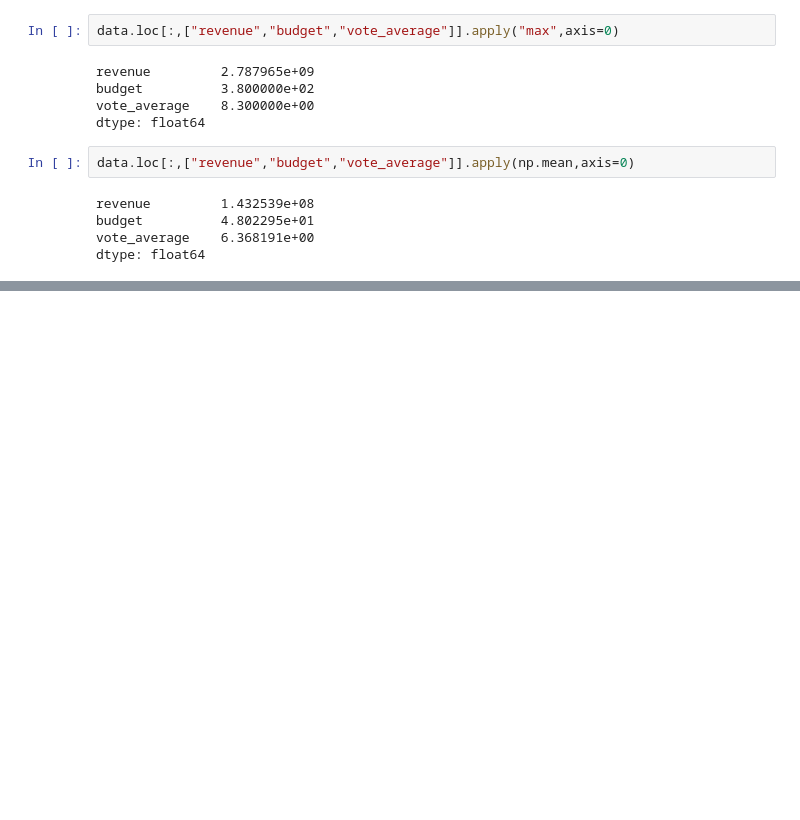
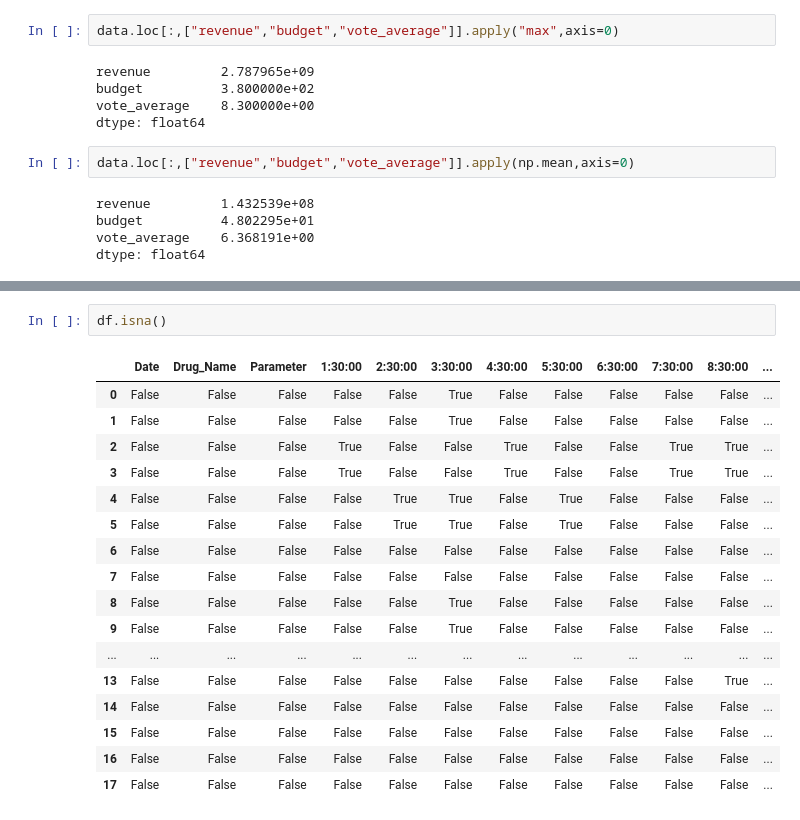
Before and after one commit to jeeet0700/Python_Advance, a Jupyter notebook: Pandas_5.ipynb, the cells around one changed output, grey strips where cells are left out. Saved outputs shown, nothing was run; the diff lists cells and outputs as text; blank space fills up the shorter version.

```diff
--- a/Pandas_5.ipynb
+++ b/Pandas_5.ipynb
@@ -211,0 +276,20 @@ dtype: float64
+# %%
+df.isna()
+# %% [output]
+|  | Date | Drug_Name | Parameter | 1:30:00 | 2:30:00 | 3:30:00 | 4:30:00 | 5:30:00 | 6:30:00 | 7:30:00 | 8:30:00 | ... |
+| 0 | False | False | False | False | False | True | False | False | False | False | False | ... |
+| 1 | False | False | False | False | False | True | False | False | False | False | False | ... |
+| 2 | False | False | False | True | False | False | True | False | False | True | True | ... |
+| 3 | False | False | False | True | False | False | True | False | False | True | True | ... |
+| 4 | False | False | False | False | True | True | False | True | False | False | False | ... |
+| 5 | False | False | False | False | True | True | False | True | False | False | False | ... |
+| 6 | False | False | False | False | False | False | False | False | False | False | False | ... |
+| 7 | False | False | False | False | False | False | False | False | False | False | False | ... |
+| 8 | False | False | False | False | False | True | False | False | False | False | False | ... |
+| 9 | False | False | False | False | False | True | False | False | False | False | False | ... |
+| ... | ... | ... | ... | ... | ... | ... | ... | ... | ... | ... | ... | ... |
+| 13 | False | False | False | False | False | False | False | False | False | False | True | ... |
+| 14 | False | False | False | False | False | False | False | False | False | False | False | ... |
+| 15 | False | False | False | False | False | False | False | False | False | False | False | ... |
+| 16 | False | False | False | False | False | False | False | False | False | False | False | ... |
+| 17 | False | False | False | False | False | False | False | False | False | False | False | ... |
```
Also changed, not shown: parts of 15 cells of this notebook.
